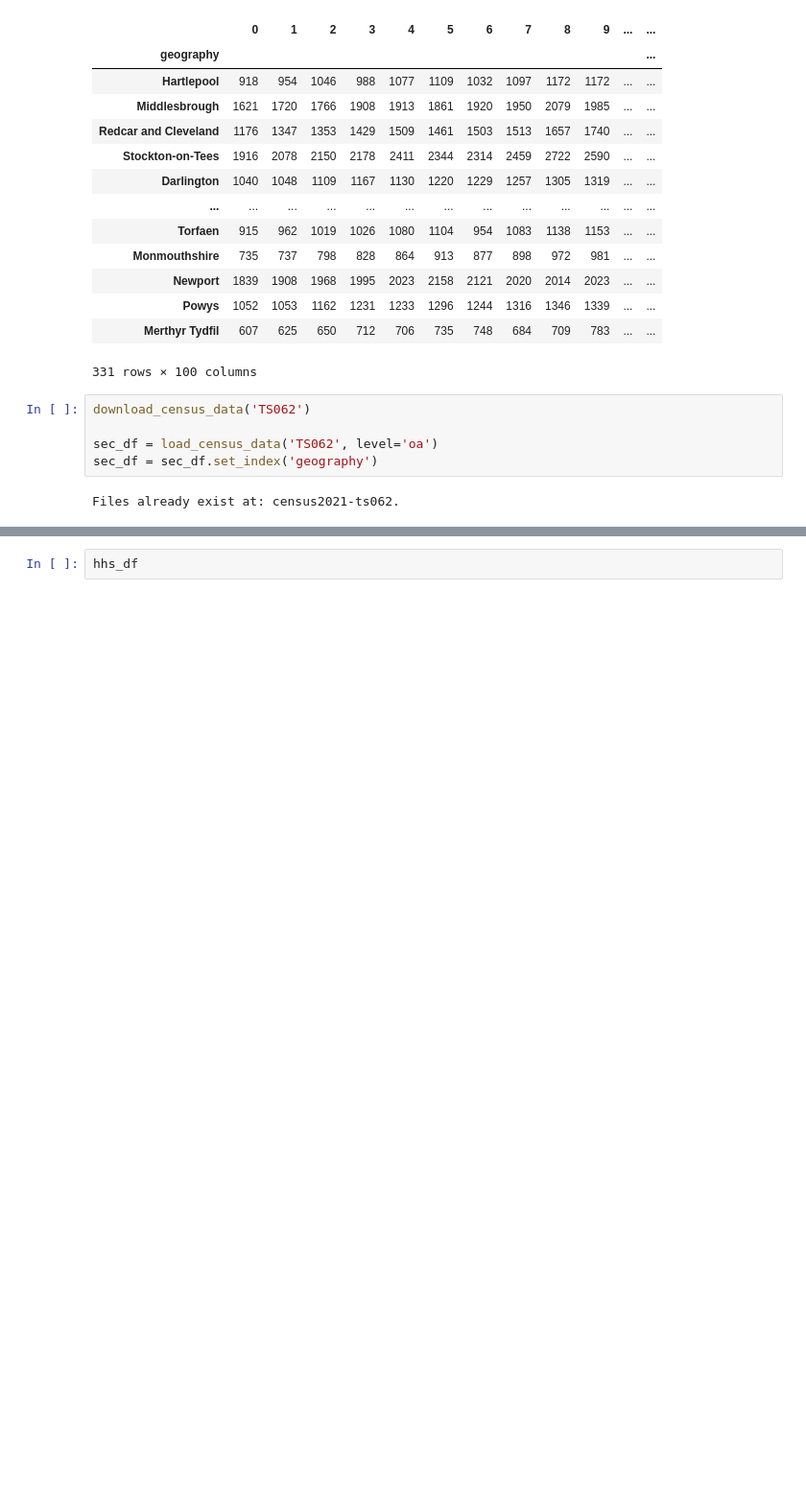
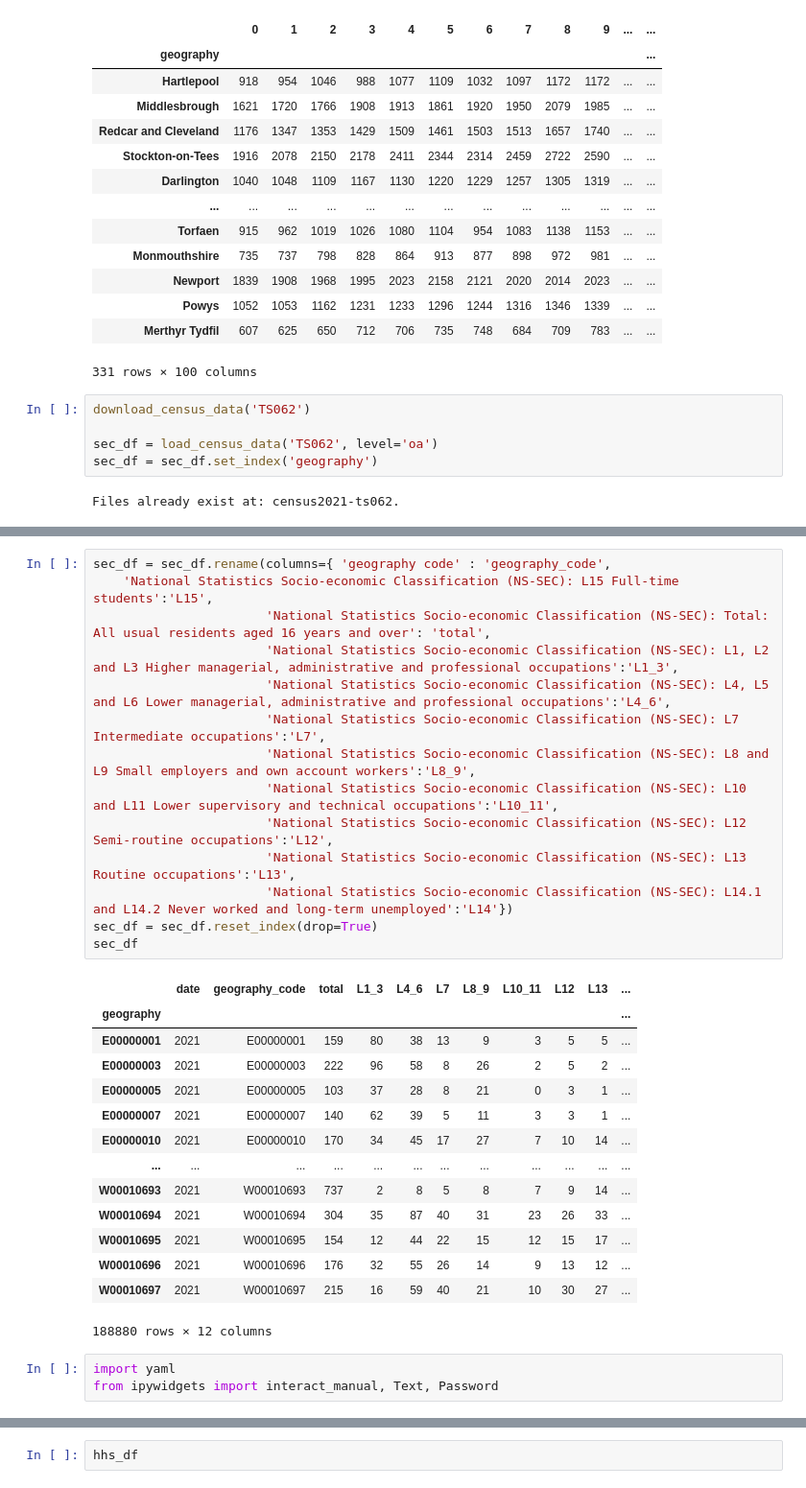
Before and after one commit to Navaneeth2906/nm803_ads_2024, a Jupyter notebook: ads_course_assessment.ipynb, the cells around one changed output, grey strips where cells are left out. Shown at 96% size. Cells and saved outputs as stored; diff of their text form; blank space fills up the shorter version.

```diff
--- a/ads_course_assessment.ipynb
+++ b/ads_course_assessment.ipynb
@@ -304,0 +309,32 @@ sec_df
+# %%
+sec_df = sec_df.rename(columns={ 'geography code' : 'geography_code',
+    'National Statistics Socio-economic Classification (NS-SEC): L15 Full-time students':'L15',
+                       'National Statistics Socio-economic Classification (NS-SEC): Total: All usual residents aged 16 years and over': 'total',
+                       'National Statistics Socio-economic Classification (NS-SEC): L1, L2 and L3 Higher managerial, administrative and professional occupations':'L1_3',
+                       'National Statistics Socio-economic Classification (NS-SEC): L4, L5 and L6 Lower managerial, administrative and professional occupations':'L4_6',
+                       'National Statistics Socio-economic Classification (NS-SEC): L7 Intermediate occupations':'L7',
+                       'National Statistics Socio-economic Classification (NS-SEC): L8 and L9 Small employers and own account workers':'L8_9',
+                       'National Statistics Socio-economic Classification (NS-SEC): L10 and L11 Lower supervisory and technical occupations':'L10_11',
+                       'National Statistics Socio-economic Classification (NS-SEC): L12 Semi-routine occupations':'L12',
+                       'National Statistics Socio-economic Classification (NS-SEC): L13 Routine occupations':'L13',
+                       'National Statistics Socio-economic Classification (NS-SEC): L14.1 and L14.2 Never worked and long-term unemployed':'L14'})
+sec_df = sec_df.reset_index(drop=True)
+sec_df
+# %% [output]
+|  | date | geography_code | total | L1_3 | L4_6 | L7 | L8_9 | L10_11 | L12 | L13 | ... |
+| geography |  |  |  |  |  |  |  |  |  |  | ... |
+| E00000001 | 2021 | E00000001 | 159 | 80 | 38 | 13 | 9 | 3 | 5 | 5 | ... |
+| E00000003 | 2021 | E00000003 | 222 | 96 | 58 | 8 | 26 | 2 | 5 | 2 | ... |
+| E00000005 | 2021 | E00000005 | 103 | 37 | 28 | 8 | 21 | 0 | 3 | 1 | ... |
+| E00000007 | 2021 | E00000007 | 140 | 62 | 39 | 5 | 11 | 3 | 3 | 1 | ... |
+| E00000010 | 2021 | E00000010 | 170 | 34 | 45 | 17 | 27 | 7 | 10 | 14 | ... |
+| ... | ... | ... | ... | ... | ... | ... | ... | ... | ... | ... | ... |
+| W00010693 | 2021 | W00010693 | 737 | 2 | 8 | 5 | 8 | 7 | 9 | 14 | ... |
+| W00010694 | 2021 | W00010694 | 304 | 35 | 87 | 40 | 31 | 23 | 26 | 33 | ... |
+| W00010695 | 2021 | W00010695 | 154 | 12 | 44 | 22 | 15 | 12 | 15 | 17 | ... |
+| W00010696 | 2021 | W00010696 | 176 | 32 | 55 | 26 | 14 | 9 | 13 | 12 | ... |
+| W00010697 | 2021 | W00010697 | 215 | 16 | 59 | 40 | 21 | 10 | 30 | 27 | ... |
+188880 rows × 12 columns
+# %%
+import yaml
+from ipywidgets import interact_manual, Text, Password
```
Also changed, not shown: parts of 22 cells of this notebook.
